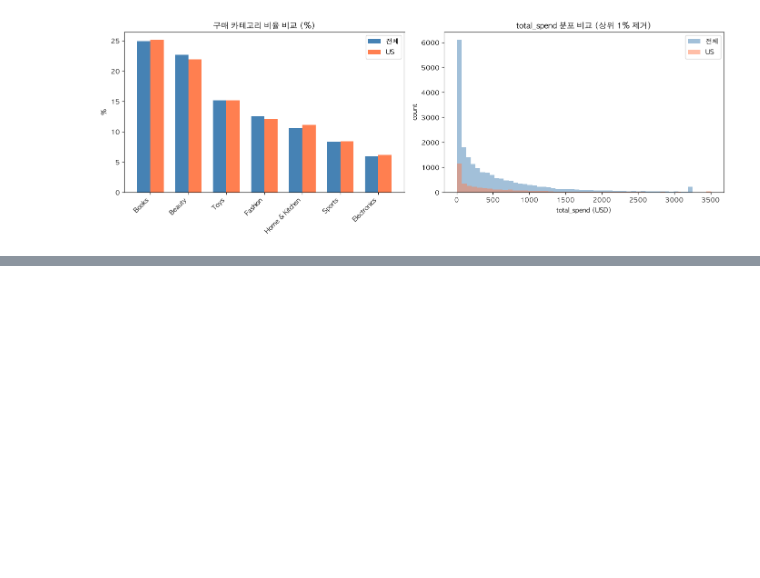
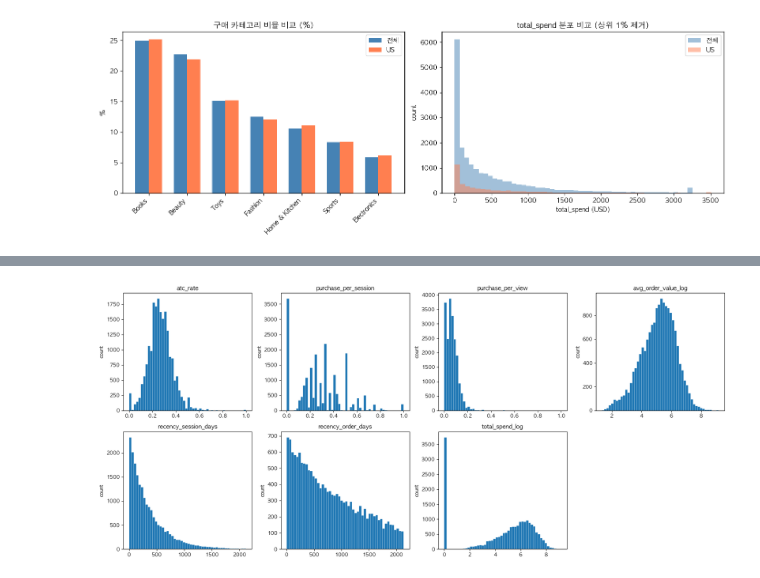
Before and after one commit to why-they-leave/retail-clickstream-analysis, a Jupyter notebook: notebooks/EDA_customer_features.ipynb, the cells around one changed output, grey strips where cells are left out. Saved outputs shown, nothing was run; the diff lists cells and outputs as text; code cells hidden in the pictures; blank space fills up the shorter version.

```diff
--- a/notebooks/EDA_customer_features.ipynb
+++ b/notebooks/EDA_customer_features.ipynb
@@ -210,0 +262,3 @@ plt.show()
+# %%
+df_all2 = add_segment_candidate_features(df_all)
+df_us2 = add_segment_candidate_features(df_us)
@@ -210,0 +345,28 @@ plt.show()
+# %%
+# 파생 피처 분포 시각화
+
+plot_cols = [
+  "atc_rate",
+  "purchase_per_session",
+  "purchase_per_view",
+  "avg_order_value_log",
+  "recency_session_days",
+  "recency_order_days",
+  "total_spend_log"
+]
+
+fig, axes = plt.subplots(2, 4, figsize=(18, 8))
+axes = axes.flatten()
+
+for i, col in enumerate(plot_cols):
+  data = df_all2[col].dropna()
+  axes[i].hist(data, bins=50, edgecolor='white', linewidth=0.3)
+  axes[i].set_title(col)
+  axes[i].set_xlabel("")
+  axes[i].set_ylabel("count")
+
+axes[-1].axis("off")
+plt.tight_layout()
+plt.show()
+# %% [output]
+[figure, added]
```
Also changed, not shown: parts of 24 cells of this notebook.
